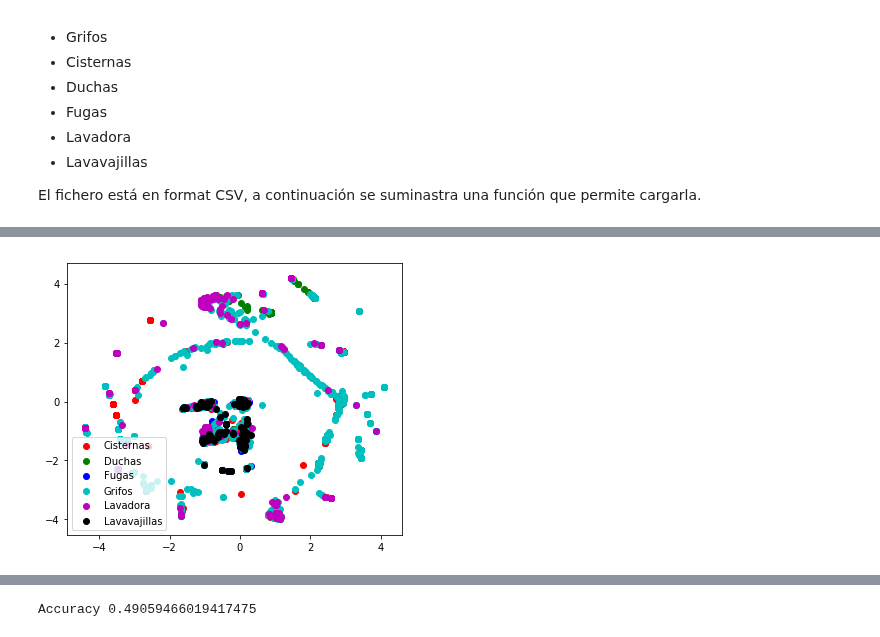
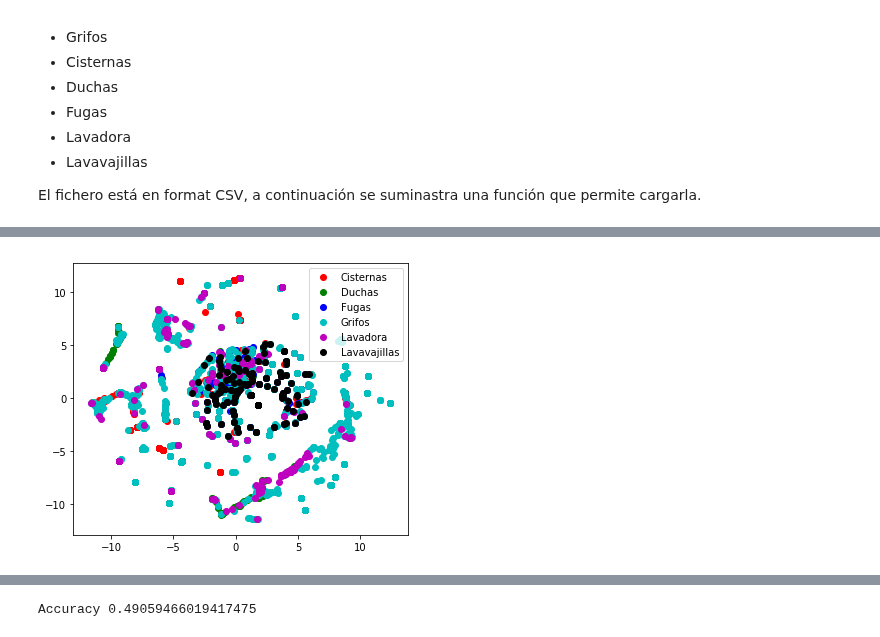
Before and after one commit to RobeDM/afi-2018, a Jupyter notebook: AFI_2.ipynb, the cells around one changed output, grey strips where cells are left out. Drawn from its saved outputs; the diff is of its cells as text; code cells hidden in the pictures.

```diff
--- a/AFI_2.ipynb
+++ b/AFI_2.ipynb
@@ -54,25 +54,25 @@ Podrá observar que la principal dificultad radica en el consumo de grifos, que
 # %%
 from sklearn.preprocessing import Normalizer
 
 (data,labels,le) = ReadEvents('dataset/dataset_eventos.csv')
 
 normalizador = Normalizer()
 data = data[:,[2,9,0,6,4,10,1,7,3]]
 data=normalizador.fit_transform(data)
 
-tsne = TSNE(n_components=2, learning_rate=0.1)
+tsne = TSNE(n_components=2, learning_rate=0.5)
 
 X_2d = tsne.fit_transform(data[0:3000,:])
 
 plt.figure(figsize=(6, 5))
 
 colors = 'r', 'g', 'b', 'c', 'm', 'k'
 for i, c, label in zip(target_ids, colors, class_names):
     plt.scatter(X_2d[labels[0:3000] == i, 0], X_2d[labels[0:3000] == i, 1], c=c, label=label)
 plt.legend()
 plt.show()
 # %% [output]
-[figure, old version]
+[figure, new version]
 # %% [markdown]
 ---
 #### ALGORITMO 1.MODELO LINEAL, Regresión logística
```
Also changed, not shown: parts of 1 cell of this notebook.
